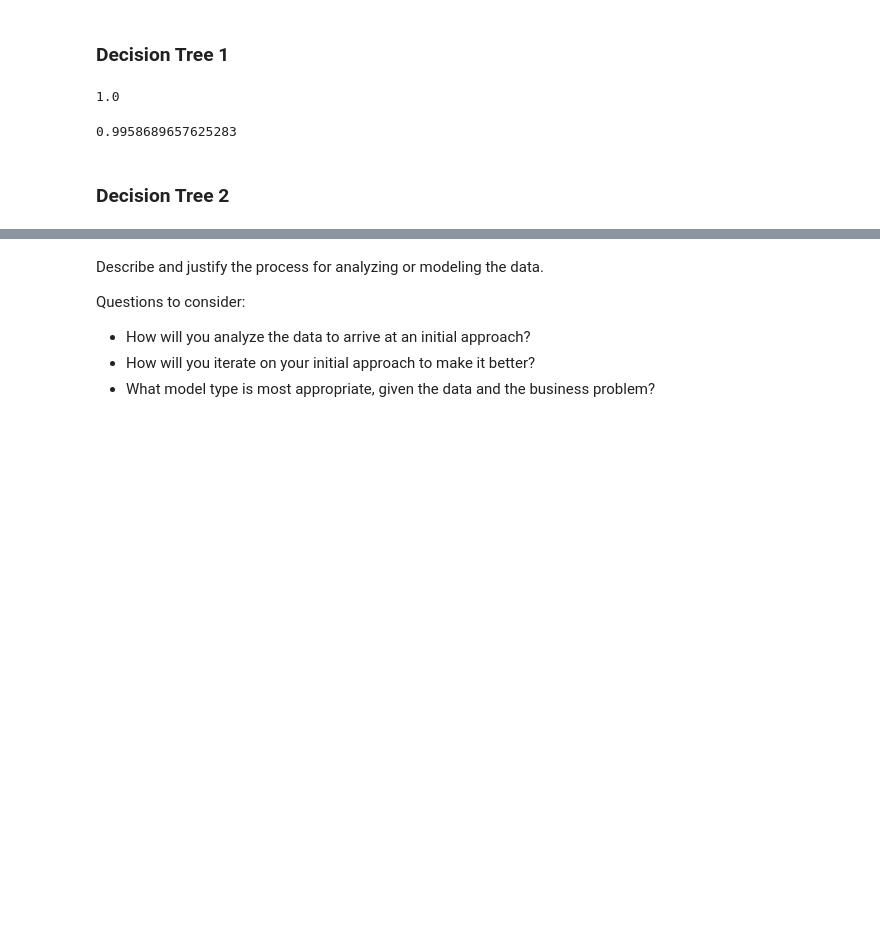
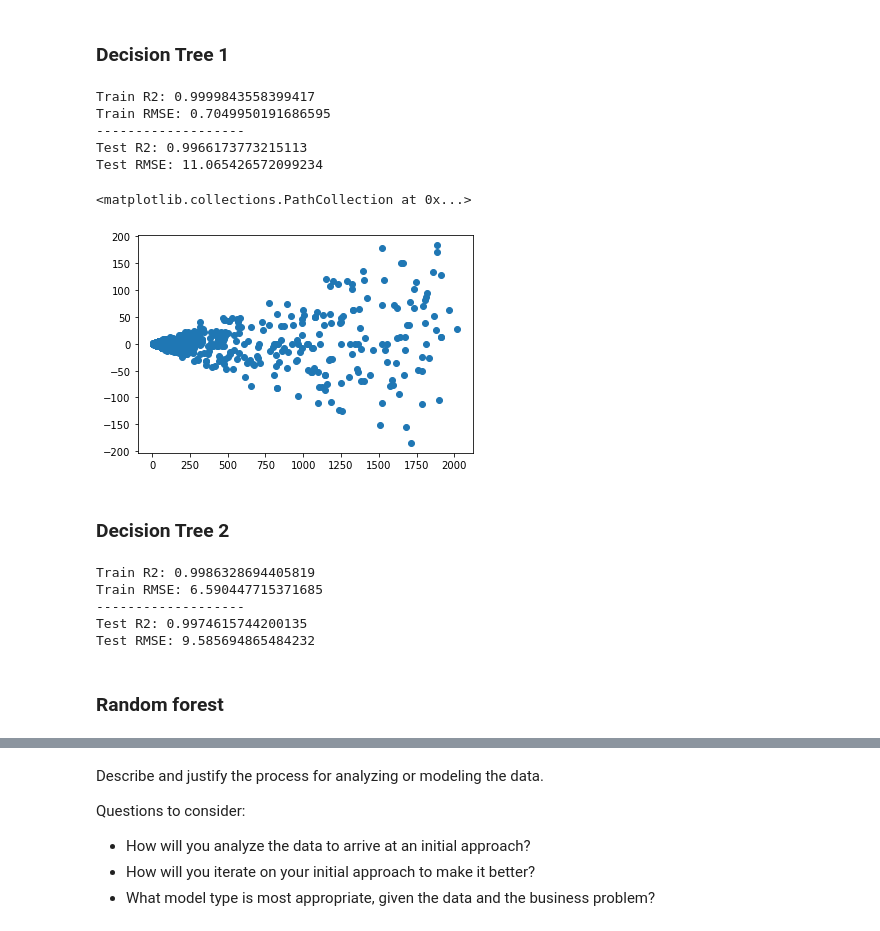
Before and after one commit to litzysj/Cost-Prediction-for-Logistic-Company, a Jupyter notebook: Notebooks/Sandbox Notebook.ipynb, the cells around one changed output, grey strips where cells are left out. Cells and saved outputs as stored; diff of their text form; code cells hidden in the pictures; blank space fills up the shorter version.

```diff
--- a/Notebooks/Sandbox Notebook.ipynb
+++ b/Notebooks/Sandbox Notebook.ipynb
@@ -553,0 +534,7 @@ LinearRegression()
+# %%
+linreg_pipe = Pipeline(steps=[
+    ('col_trans', col_transformer),
+    ('linreg', LinearRegression())
+])
+# %%
+linreg_pipe.fit(X_train, y_train)
@@ -563,20 +581,17 @@ linreg.score(X_test_pr, y_test)
 # %% [markdown]
 ### Decision Tree 1
+# %%
+dt_pipe = Pipeline(steps=[
+    ('col_trans', col_transformer),
+    ('dt', DecisionTreeRegressor())
+])
 # %%
 # Instantiate and fit
-dt1 = DecisionTreeRegressor(random_state=100)
 
-dt1.fit(X_train_sc, y_train)
 
+dt_pipe.fit(X_train, y_train)
+
+y_hat_train = dt_pipe.predict(X_train)
 # Make predictions on the test set
-y_hat_test = dt1.predict(X_test)
+
+y_hat_test = dt_pipe.predict(X_test)
-# %%
-# train accuaracy
-dt1.score(X_train_sc, y_train)
-# %% [output]
-1.0
-# %%
-#test accuracy
-dt1.score(X_test_sc, y_test)
-# %% [output]
-0.9958689657625283
@@ -595,2 +598,19 @@ dt1.score(X_test_sc, y_test)
+# %%
+print(f'Train R2: {r2_score(y_train, y_hat_train)}')
+print(f'Train RMSE: {mean_squared_error(y_train, y_hat_train, squared=False)}')
+print('-------------------')
+print(f'Test R2: {r2_score(y_test, y_hat_test)}')
+print(f'Test RMSE: {mean_squared_error(y_test, y_hat_test, squared=False)}')
+# %% [output]
+Train R2: 0.9999843558399417
+Train RMSE: 0.7049950191686595
+-------------------
+Test R2: 0.9966173773215113
+Test RMSE: 11.065426572099234
+# %%
+plt.scatter(y_test, (y_test - y_hat_test))
+# %% [output]
+<matplotlib.collections.PathCollection at 0x...>
+[figure, added]
 # %% [markdown]
 ### Decision Tree 2
@@ -596,0 +632,14 @@ dt1.score(X_test_sc, y_test)
+# %%
+print(f'Train R2: {r2_score(y_train, y_hat_train)}')
+print(f'Train RMSE: {mean_squared_error(y_train, y_hat_train, squared=False)}')
+print('-------------------')
+print(f'Test R2: {r2_score(y_test, y_hat_test)}')
+print(f'Test RMSE: {mean_squared_error(y_test, y_hat_test, squared=False)}')
+# %% [output]
+Train R2: 0.9986328694405819
+Train RMSE: 6.590447715371685
+-------------------
+Test R2: 0.9974615744200135
+Test RMSE: 9.585694865484232
+# %% [markdown]
+### Random forest
```
Also changed, not shown: parts of 78 cells of this notebook.
